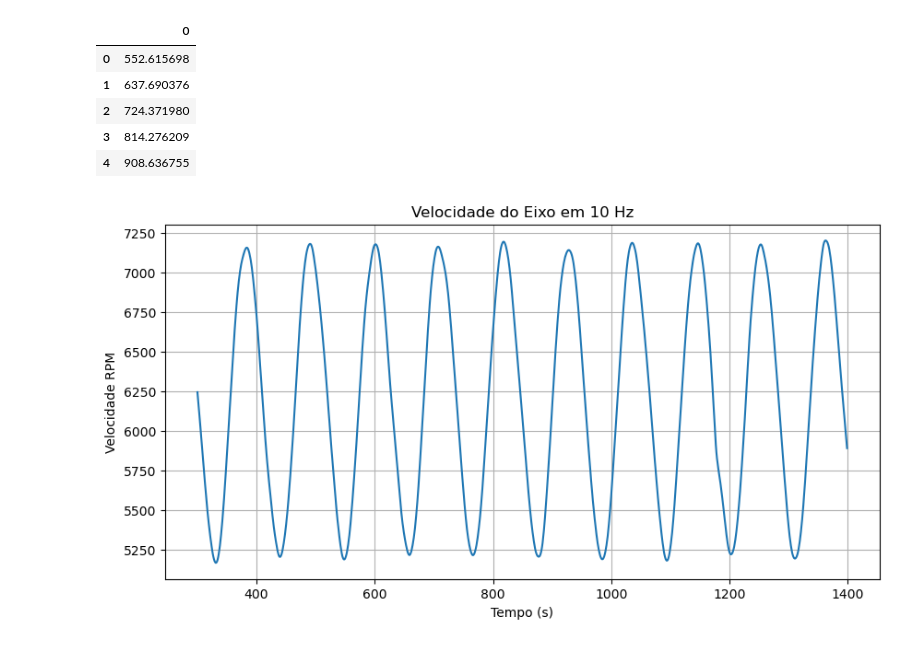
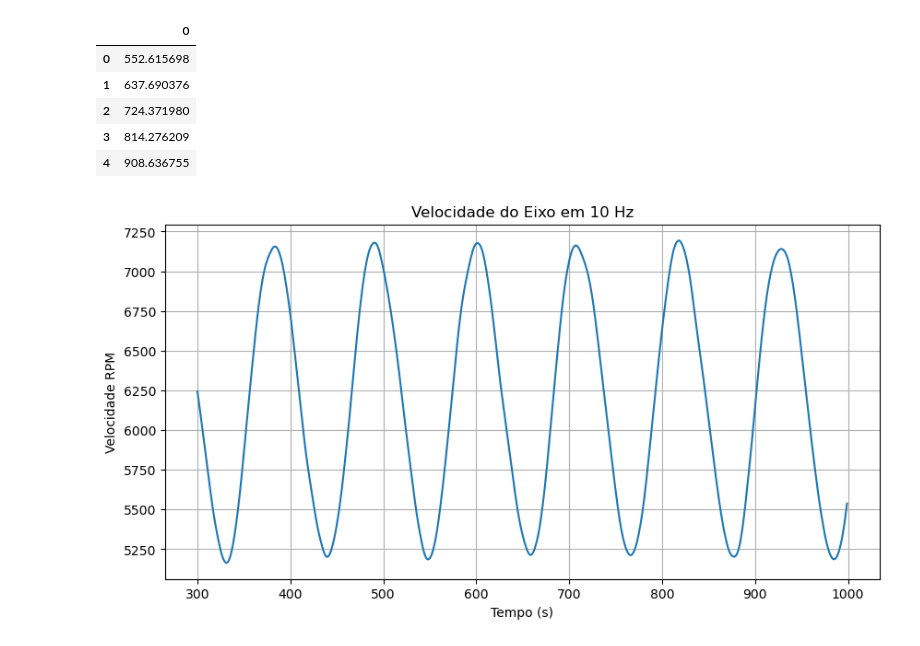
Before and after one commit to camillemotajf/lab_controle, a Jupyter notebook: filtro_data_10rpm.ipynb, the cells around one changed output. Saved outputs shown, nothing was run; the diff lists cells and outputs as text; code cells hidden in the pictures.

```diff
--- a/filtro_data_10rpm.ipynb
+++ b/filtro_data_10rpm.ipynb
@@ -28,11 +28,11 @@ resposta_filtrada.head()
 # %%
 plt.figure(figsize=(10,5))
 # plt.plot(data['tempo'].iloc[5:100], data['tensao'].iloc[5:100], label= 'Senoide Ts = 1ms')
-plt.plot(resposta_filtrada.iloc[300:1400])
+plt.plot(resposta_filtrada.iloc[300:1000])
 plt.xlabel('Tempo (s)')
 plt.ylabel('Velocidade RPM')
 plt.title('Velocidade do Eixo em 10 Hz')
 plt.grid()
 plt.show()
 # %% [output]
-[figure, old version]
+[figure, new version]
```
Also changed, not shown: 4 other files.
